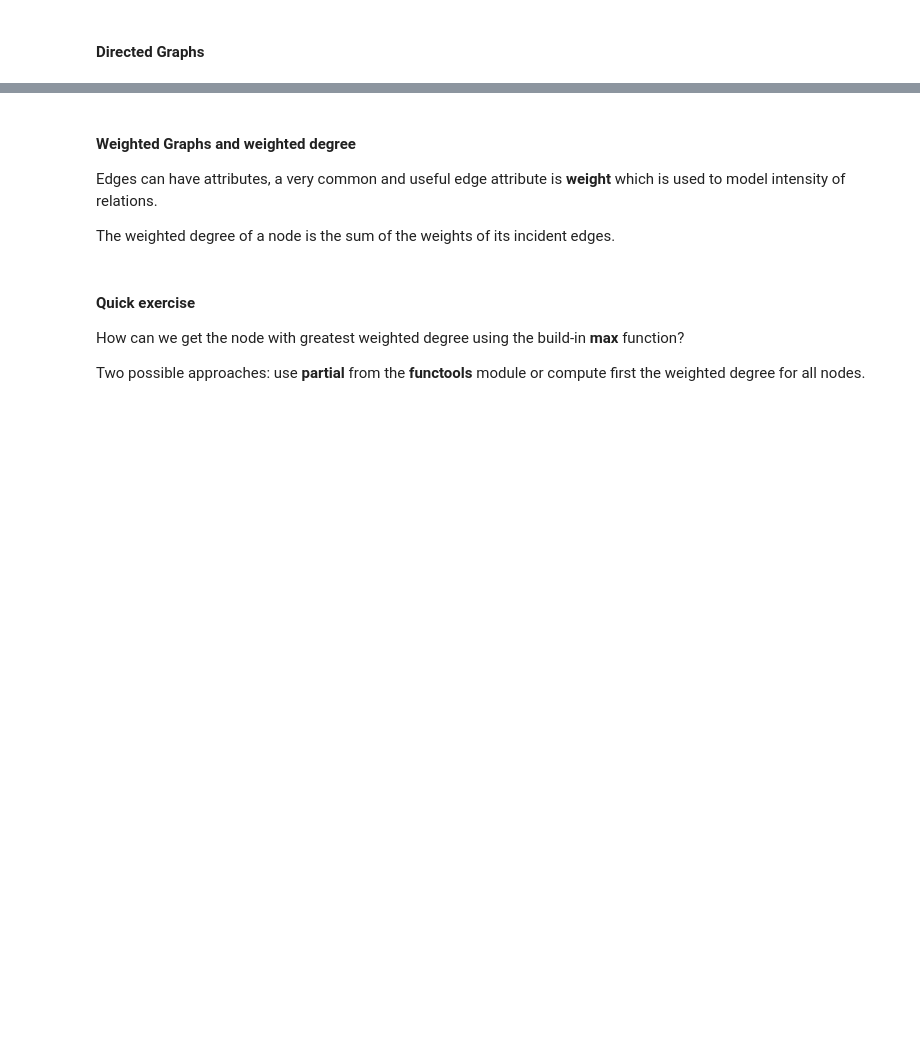
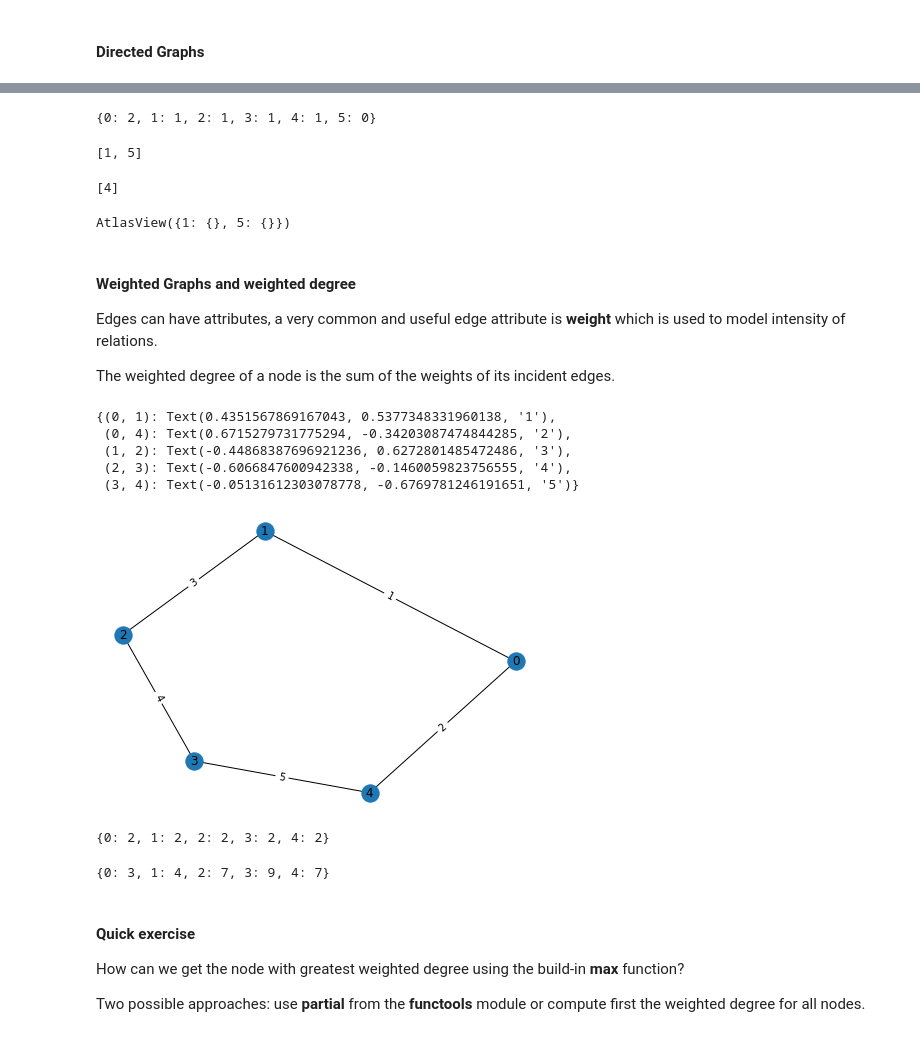
Before and after one commit to ARU-Bioinf-CMA-2020/tw10, a Jupyter notebook: NetworkX_SNA_workshop.ipynb, the cells around one changed output, grey strips where cells are left out. Cells and saved outputs as stored; diff of their text form; code cells hidden in the pictures; blank space fills up the shorter version.

```diff
--- a/NetworkX_SNA_workshop.ipynb
+++ b/NetworkX_SNA_workshop.ipynb
@@ -275,5 +261,6 @@ You can also set node attributes using the function **nx.set_node_attributes**.
 # %%
-nx.set_node_attributes(G, 'grade', {1: 'A', 3:'C'})
+##comment out this cell as it failes
+#nx.set_node_attributes(G, 'grade', {1: 'A', 3:'C'})
 # %%
 nx.set_node_attributes(G, 'year', 2017)
 # %% [markdown]
@@ -290,7 +277,8 @@ G.add_edges_from([(3, 4),(4, 5)], color='red')
 G.add_edges_from([(1, 2, {'color':'blue'}), (2, 3, {'weight':8})])
 # When an edge is already added you can use subscript notation or update the edge attribute dictionary
 G[1][2]['weight'] = 4.0
-G.edge[1][2]['weight'] = 4.0
+# next line fails
+# G.edge[1][2]['weight'] = 4.0
 # %% [markdown]
 Adding an edge that is already in the graph does not raise an error, you can add new attributes to an existing edge by adding it again with a new attribute:
 # %%
@@ -320,7 +308,7 @@ You can also set edge attributes using the function **nx.set_edge_attributes**.
 # %%
 nx.set_edge_attributes(G, 'capacity', 1)
 # %%
-nx.set_edge_attributes(G, 'friendship', {(1, 2): True, (2, 3): False, (3, 4): False, (4, 5): True})
+nx.set_edge_attributes(G, {(1, 2): True, (2, 3): False, (3, 4): False, (4, 5): True}, 'friendship')
 # %% [markdown]
 You can get a dictionary keyed by edge with the value of an edge attribute with the function **nx.get_edge_attributes**:
 # %%
@@ -508,14 +633,22 @@ dict(D.in_degree())
 # %%
 dict(D.out_degree())
+# %% [output]
+{0: 2, 1: 1, 2: 1, 3: 1, 4: 1, 5: 0}
 # %%
 # We can get the successors of a node
 list(D.successors(0))
+# %% [output]
+[1, 5]
 # %%
 # And it's predecessors
 list(D.predecessors(0))
+# %% [output]
+[4]
 # %%
 # For digraphs the subscript notation yields the successors for a node
 D[0]
+# %% [output]
+AtlasView({1: {}, 5: {}})
 # %% [markdown]
 #### Weighted Graphs and weighted degree
 
@@ -525,14 +658,25 @@ The weighted degree of a node is the sum of the weights of its incident edges.
 # %%
 W = nx.cycle_graph(5)
 for i, (u, v) in enumerate(W.edges(), 1):
-    W.edge[u][v]['weight'] = i
+    W[u][v]['weight'] = i
 pos = nx.fruchterman_reingold_layout(W)
 nx.draw(W, pos=pos, with_labels=True)
 nx.draw_networkx_edge_labels(W, pos, edge_labels=nx.get_edge_attributes(W, 'weight'))
+# %% [output]
+{(0, 1): Text(0.4351567869167043, 0.5377348331960138, '1'),
+ (0, 4): Text(0.6715279731775294, -0.34203087474844285, '2'),
+ (1, 2): Text(-0.44868387696921236, 0.6272801485472486, '3'),
+ (2, 3): Text(-0.6066847600942338, -0.1460059823756555, '4'),
+ (3, 4): Text(-0.05131612303078778, -0.6769781246191651, '5')}
+[figure, added]
 # %%
 dict(W.degree())
+# %% [output]
+{0: 2, 1: 2, 2: 2, 3: 2, 4: 2}
 # %%
 dict(W.degree(weight='weight'))
+# %% [output]
+{0: 3, 1: 4, 2: 7, 3: 9, 4: 7}
 # %% [markdown]
 #### Quick exercise
 How can we get the node with greatest weighted degree using the build-in **max** function?
```
Also changed, not shown: parts of 34 cells of this notebook.
